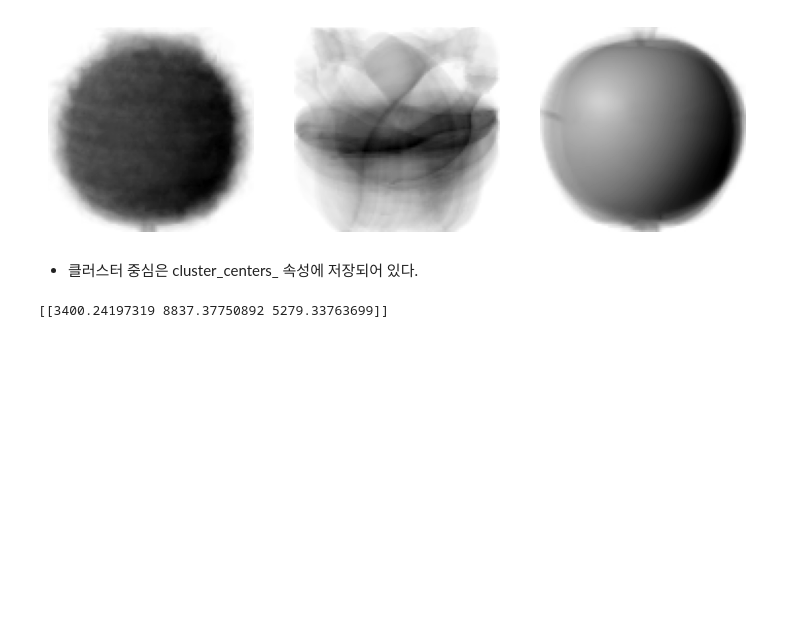
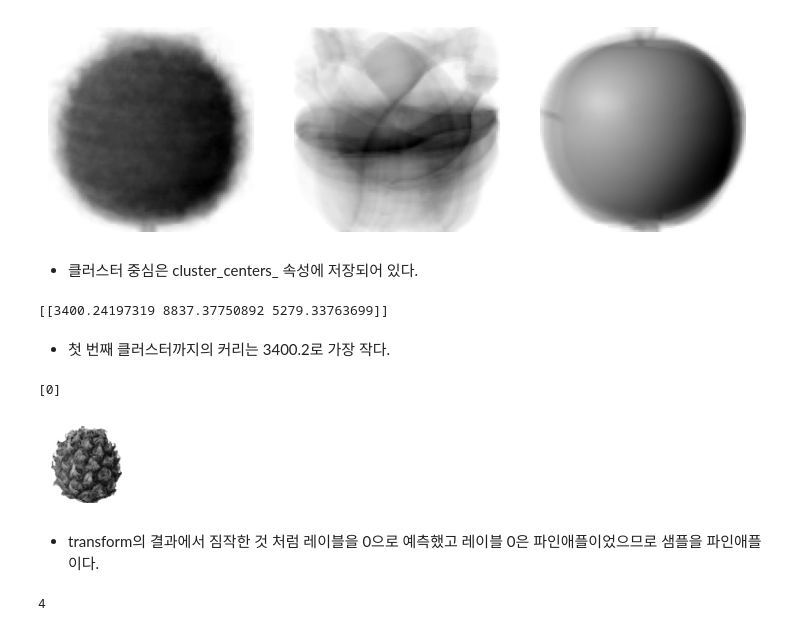
Before and after one commit to tndus628/-, a Jupyter notebook: 6. 비지도 학습.ipynb, the cells around one changed output. Cells and saved outputs as stored; diff of their text form; code cells hidden in the pictures; blank space fills up the shorter version.

```diff
--- a/6. 비지도 학습.ipynb
+++ b/6. 비지도 학습.ipynb
@@ -291,2 +291,18 @@ draw_fruits(km.cluster_centers_.reshape(-1,100,100), ratio=3)
 # %% [output]
 [[3400.24197319 8837.37750892 5279.33763699]]
+# %% [markdown]
+- 첫 번째 클러스터까지의 커리는 3400.2로 가장 작다.
+# %%
+print(km.predict(fruits_2d[100:101]))
+# %% [output]
+[0]
+# %%
+draw_fruits(fruits[100:101])
+# %% [output]
+[figure, added]
+# %% [markdown]
+- transform의 결과에서 짐작한 것 처럼 레이블을 0으로 예측했고 레이블 0은 파인애플이었으므로 샘플을 파인애플이다.
+# %%
+print(km.n_iter_) #최적의 클러스터를 찾기 위해 알고리즘 반복한 횟수
+# %% [output]
+4
```
Also changed, not shown: parts of 6 cells of this notebook.
